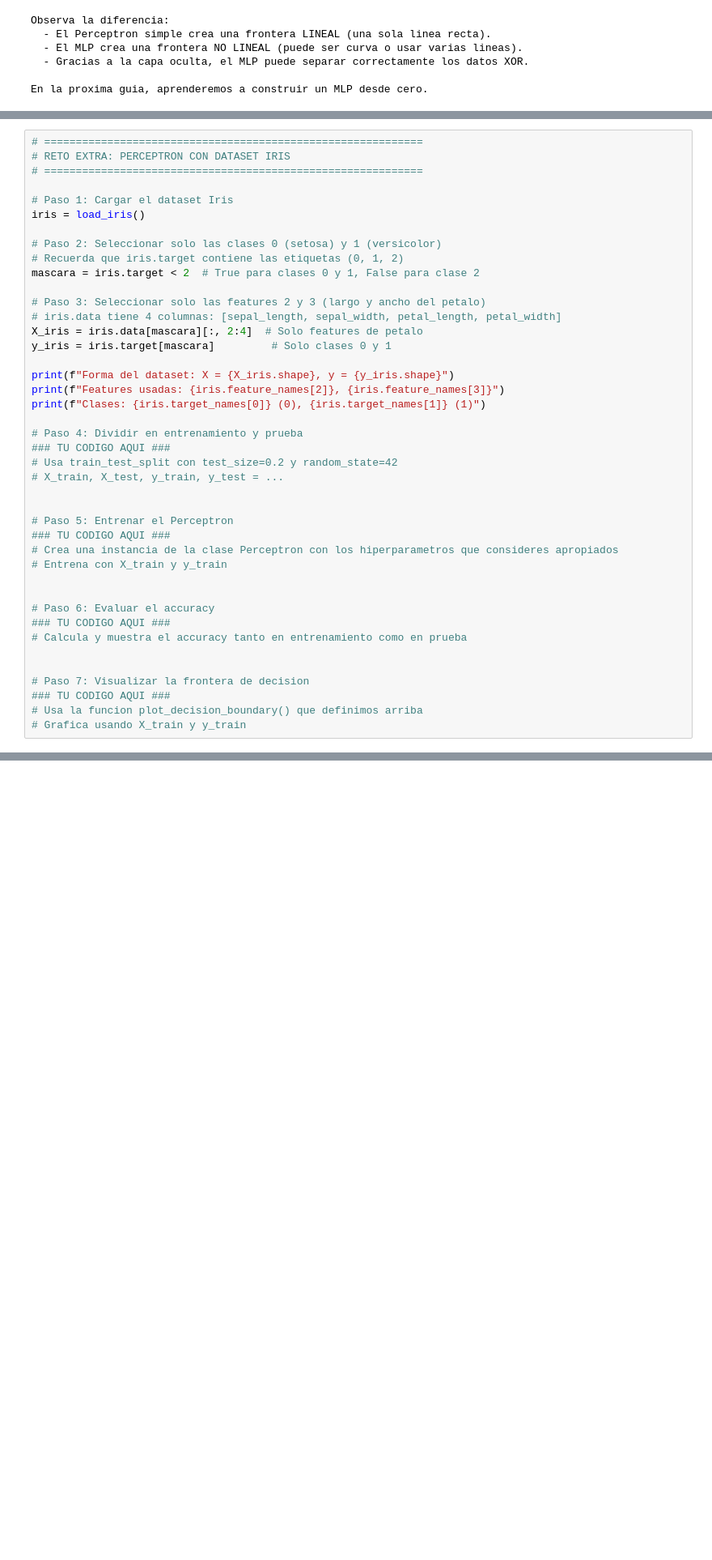
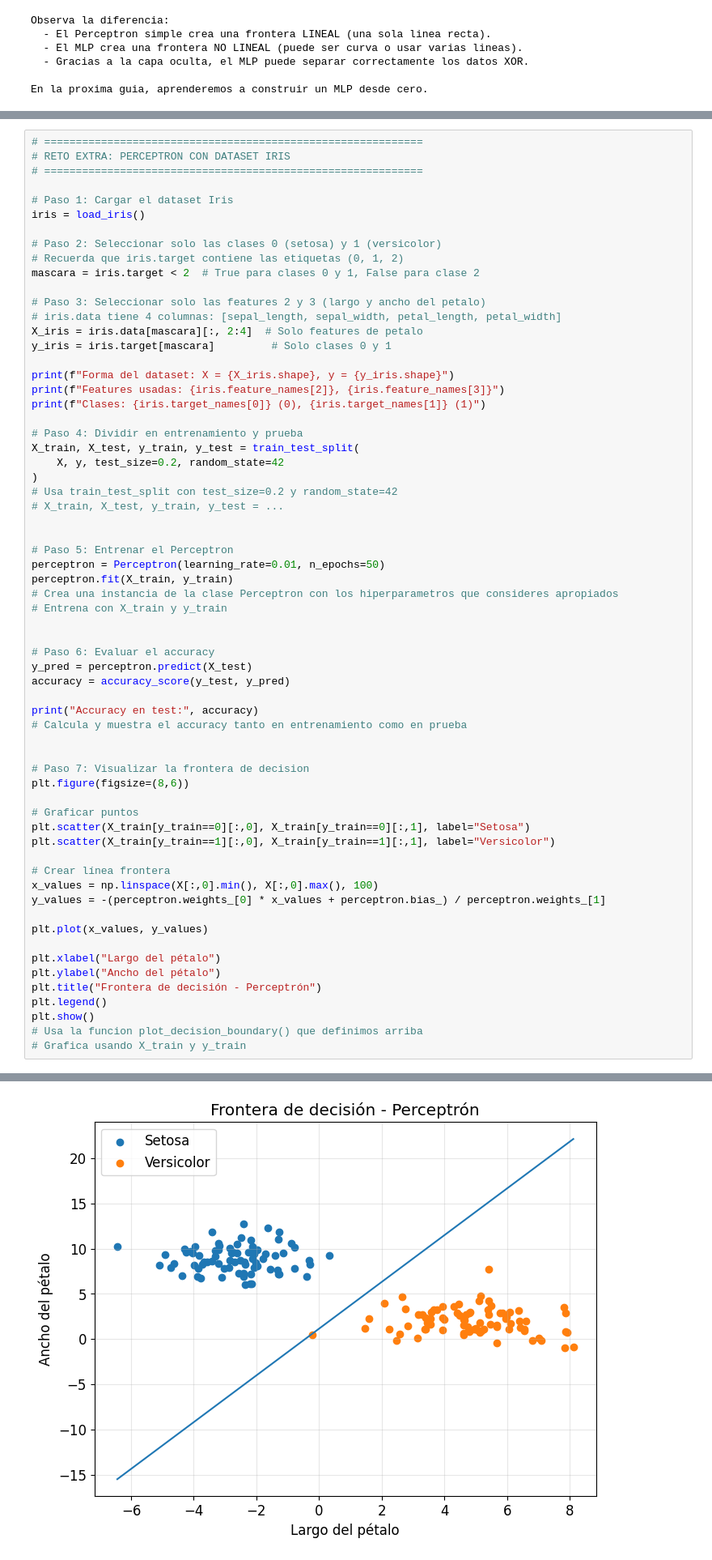
Before and after one commit to Alejandra-VilladaU/deep-learning-TdeA, a Jupyter notebook: guias/Guia_01_Fundamentos_DL_Perceptron.ipynb, the cells around one changed output, grey strips where cells are left out. Shown at 81% size. Saved outputs shown, nothing was run; the diff lists cells and outputs as text; blank space fills up the shorter version.

```diff
--- a/guias/Guia_01_Fundamentos_DL_Perceptron.ipynb
+++ b/guias/Guia_01_Fundamentos_DL_Perceptron.ipynb
@@ -1418,24 +1448,46 @@ print(f"Features usadas: {iris.feature_names[2]}, {iris.feature_names[3]}")
 print(f"Clases: {iris.target_names[0]} (0), {iris.target_names[1]} (1)")
 
 # Paso 4: Dividir en entrenamiento y prueba
-### TU CODIGO AQUI ###
+X_train, X_test, y_train, y_test = train_test_split(
+    X, y, test_size=0.2, random_state=42
+)
 # Usa train_test_split con test_size=0.2 y random_state=42
 # X_train, X_test, y_train, y_test = ...
 
 
 # Paso 5: Entrenar el Perceptron
-### TU CODIGO AQUI ###
+perceptron = Perceptron(learning_rate=0.01, n_epochs=50)
+perceptron.fit(X_train, y_train)
 # Crea una instancia de la clase Perceptron con los hiperparametros que consideres apropiados
 # Entrena con X_train y y_train
 
 
 # Paso 6: Evaluar el accuracy
-### TU CODIGO AQUI ###
+y_pred = perceptron.predict(X_test)
+accuracy = accuracy_score(y_test, y_pred)
+
+print("Accuracy en test:", accuracy)
 # Calcula y muestra el accuracy tanto en entrenamiento como en prueba
 
 
 # Paso 7: Visualizar la frontera de decision
-### TU CODIGO AQUI ###
+plt.figure(figsize=(8,6))
+
+# Graficar puntos
+plt.scatter(X_train[y_train==0][:,0], X_train[y_train==0][:,1], label="Setosa")
+plt.scatter(X_train[y_train==1][:,0], X_train[y_train==1][:,1], label="Versicolor")
+
+# Crear línea frontera
+x_values = np.linspace(X[:,0].min(), X[:,0].max(), 100)
+y_values = -(perceptron.weights_[0] * x_values + perceptron.bias_) / perceptron.weights_[1]
+
+plt.plot(x_values, y_values)
+
+plt.xlabel("Largo del pétalo")
+plt.ylabel("Ancho del pétalo")
+plt.title("Frontera de decisión - Perceptrón")
+plt.legend()
+plt.show()
 # Usa la funcion plot_decision_boundary() que definimos arriba
 # Grafica usando X_train y y_train
 # %% [output]
@@ -1445,3 +1499,4 @@ Clases: setosa (0), versicolor (1)
+[figure, added]
 # %% [markdown]
 ---
 
```
Also changed, not shown: parts of 6 cells of this notebook.
